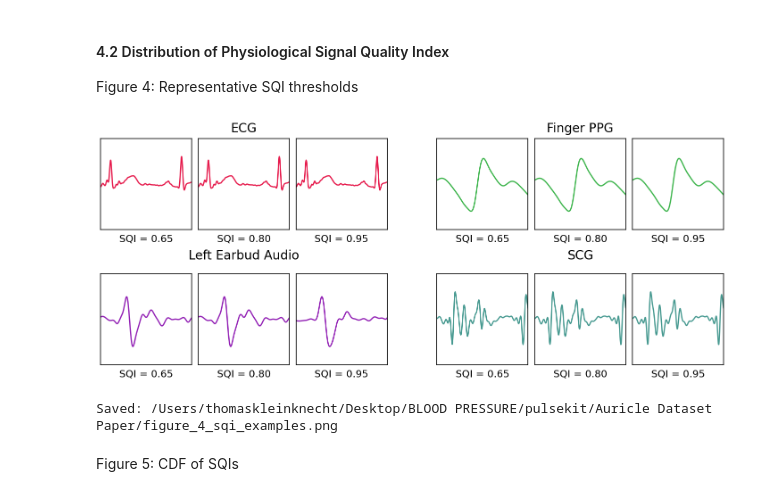
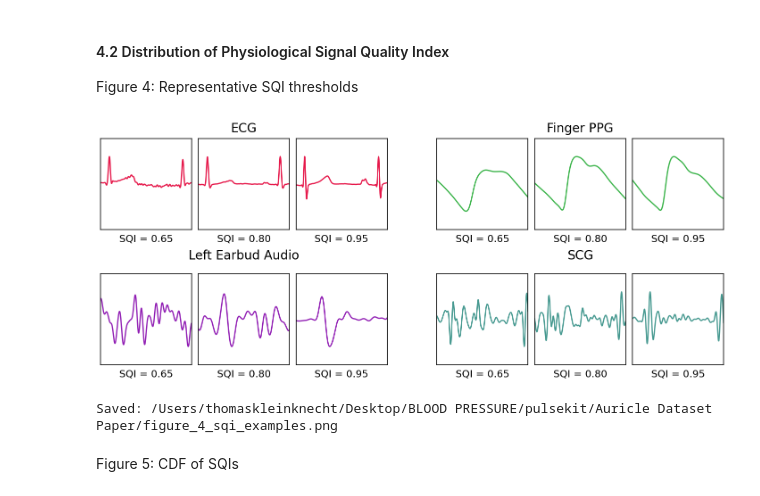
Before and after one commit to chai-toronto/pulsekit, a Jupyter notebook: Auricle Dataset Paper/reproduce_paper_figures.ipynb, the cells around one changed output. Cells and saved outputs as stored; diff of their text form; code cells hidden in the pictures.

```diff
--- a/Auricle Dataset Paper/reproduce_paper_figures.ipynb
+++ b/Auricle Dataset Paper/reproduce_paper_figures.ipynb
@@ -463,3 +406,0 @@ Figure 3: Hemodynamic distributions by cohort
-# %%
-# Use plain-text units to avoid Matplotlib mathtext parsing differences across releases.
-HEMO_MAPPING["SVR"] = ("Systemic Vascular Resistance", "dyn·s/cm⁵")
@@ -720,40 +720,67 @@ def resolve_session_id(session_name):
 
 cycle_csvs = sorted(DATA_DIR.glob(f"*/{CYCLE_FILE}"))
 
+
+def middle_cycle_in_window(session_id, window_id):
+    """Middle cardiac cycle whose window_id matches the 10 s window (original selection logic)."""
+    cycle_path = DATA_DIR / session_id / CYCLE_FILE
+    if not cycle_path.is_file():
+        return None
+    cycles = pd.read_csv(cycle_path)
+    if not {"window_id", "start", "end"}.issubset(cycles.columns):
+        return None
+    cycles = cycles.loc[cycles["window_id"] == window_id].dropna(subset=["start", "end"])
+    cycles = cycles.loc[cycles["end"] > cycles["start"]]
+    if cycles.empty:
+        return None
+    cycle = cycles.iloc[len(cycles) // 2]
+    return int(cycle["start"]), int(cycle["end"])
+
+
+def find_sqi_cycle_at_threshold(signal, threshold):
+    quality_col = f"{signal}_quality"
+    best_match = None
+    for window_path in sorted(DATA_DIR.glob(f"*/{WINDOW_FILE}")):
+        session_id = window_path.parent.name
+        if session_id.startswith("HFC_"):
+            continue
+        windows = pd.read_csv(window_path)
+        if not {"window_id", quality_col}.issubset(windows.columns):
+            continue
+        quality = pd.to_numeric(windows[quality_col], errors="coerce")
+        windows = windows.loc[quality >= threshold, ["window_id"]].copy()
+        windows["_quality"] = quality.loc[windows.index]
+        windows = windows.sort_values("_quality", key=lambda values: (values - threshold).abs())
+        for _, window in windows.iterrows():
+            cycle = middle_cycle_in_window(session_id, window["window_id"])
+            if cycle is None:
+                continue
+            candidate = (session_id, cycle[0], cycle[1], float(window["_quality"]))
+            if best_match is None or candidate[3] < best_match[3]:
+                best_match = candidate
+            break
+    return best_match
+
+
 def get_manual_cycle(signal, threshold):
-    session_name, window_id = MANUAL_CYCLE_SELECTIONS[(signal, threshold)]
+    key = (signal, threshold)
+    if key not in MANUAL_CYCLE_SELECTIONS:
+        return find_sqi_cycle_at_threshold(signal, threshold)
+    session_name, window_id = MANUAL_CYCLE_SELECTIONS[key]
     session_id = resolve_session_id(session_name)
-    candidates = []
-    if session_id is not None:
-        selected_path = DATA_DIR / session_id / CYCLE_FILE
-        if selected_path.is_file():
-            candidates.append((session_id, selected_path, window_id))
-    candidates.extend((path.parent.name, path, None) for path in cycle_csvs if path.parent.name != session_id)
-
+    window_path = DATA_DIR / session_id / WINDOW_FILE if session_id else None
+    if window_path is None or not window_path.is_file():
+        return None
+    windows = pd.read_csv(window_path)
+    window_row = windows.loc[windows["window_id"] == window_id]
     quality_col = f"{signal}_quality"
-    for candidate_session, path, requested_window in candidates:
-        cycles = pd.read_csv(path)
-        if quality_col not in cycles.columns or not {"start", "end"}.issubset(cycles.columns):
-            continue
-        if requested_window is not None:
-            rows = cycles.loc[cycles["window_id"].eq(requested_window)].copy()
-            scores = quality_score(rows[quality_col])
-            if not rows.empty and scores.ge(threshold).any():
-                rows = rows.loc[scores.ge(threshold)]
-            else:
-                rows = rows.iloc[0:0]
-        else:
-            rows = cycles.copy()
-            scores = quality_score(rows[quality_col])
-            rows = rows.loc[scores.ge(threshold)]
-        rows = rows.dropna(subset=["start", "end"])
-        rows = rows.loc[rows["end"].gt(rows["start"])]
-        if rows.empty:
-            continue
-        row = rows.iloc[len(rows) // 2]
-        quality = quality_score(pd.Series([row[quality_col]])).iloc[0]
-        return candidate_session, int(row["start"]), int(row["end"]), float(quality)
-    return None
+    if window_row.empty or quality_col not in window_row.columns:
+        return None
+    cycle = middle_cycle_in_window(session_id, window_id)
+    if cycle is None:
+        return None
+    quality = quality_score(window_row[quality_col].iloc[:1]).iloc[0]
+    return session_id, cycle[0], cycle[1], float(quality)
 
 
 def load_example_signal(session_id, signal):
@@ -791,34 +818,34 @@ for signal_idx, signal in enumerate(EXAMPLE_SIGNALS):
             cache_key = (session_id, signal)
             if cache_key not in filtered_cache:
                 filtered_cache[cache_key] = load_example_signal(session_id, signal)
             filtered = filtered_cache[cache_key]
             left, right = max(0, start_idx - CONTEXT_SAMPLES), min(len(filtered), end_idx + CONTEXT_SAMPLES)
             waveform = normalize_example_waveform(filtered[left:right])
             ax.plot(np.arange(len(waveform)), waveform, color=SIGNAL_COLORS[signal], linewidth=2)
             ax.set_xlim(0, max(len(waveform) - 1, 1))
             ax.set_ylim(-1, 1)
             ax.margins(x=0, y=0)
         ax.set_box_aspect(1)
         ax.set_xticks([])
         ax.set_yticks([])
         ax.grid(False)
         for spine in ax.spines.values():
             spine.set_visible(True)
             spine.set_color("black")
             spine.set_linewidth(1.2)
         ax.set_xlabel(f"SQI = {threshold:.2f}", fontsize=16, labelpad=8)
 for signal_idx, signal in enumerate(EXAMPLE_SIGNALS):
     row = signal_idx // 2
     col_offset = (signal_idx % 2) * len(SQI_THRESHOLDS)
     left_ax, right_ax = axes[row, col_offset], axes[row, col_offset + len(SQI_THRESHOLDS) - 1]
     left_pos, right_pos = left_ax.get_position(), right_ax.get_position()
     fig.text((left_pos.x0 + right_pos.x1) / 2, left_pos.y1 + 0.02, EXAMPLE_DISPLAY_NAMES[signal], ha="center", va="bottom", fontsize=20, color="black")
 fig.subplots_adjust(top=0.90, bottom=0.08, hspace=0.12, wspace=0.08)
 fig.savefig(OUT_DIR / "figure_4_sqi_examples.png", dpi=300, bbox_inches="tight")
 plt.show()
 print(f"Saved: {OUT_DIR / 'figure_4_sqi_examples.png'}")
 # %% [output]
-[figure, old version]
+[figure, new version]
 Saved: /Users/thomaskleinknecht/Desktop/BLOOD PRESSURE/pulsekit/Auricle Dataset Paper/figure_4_sqi_examples.png
 # %% [markdown]
 Figure 5: CDF of SQIs
```
Also changed, not shown: parts of 16 cells of this notebook, 14 other files.
